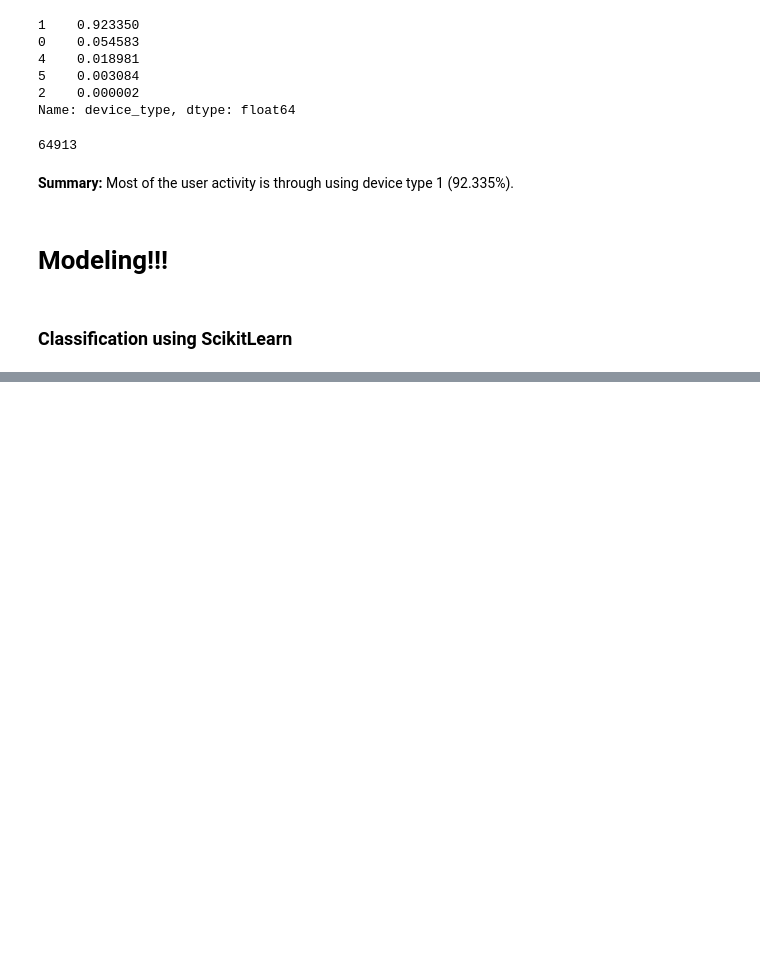
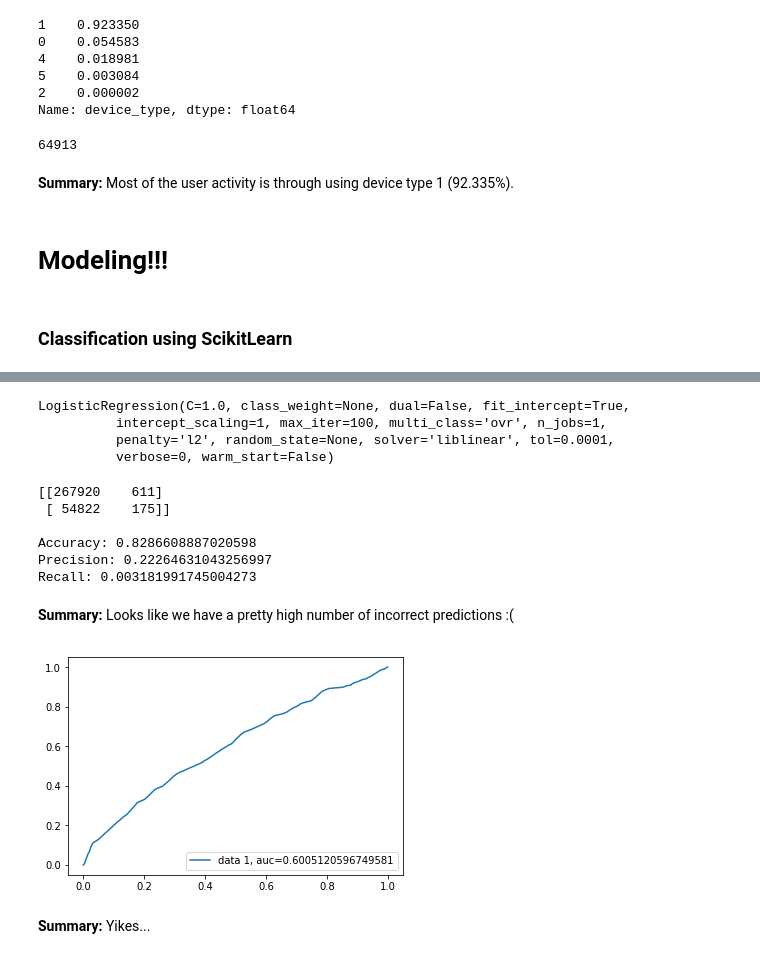
Before and after one commit to kanalyzers/ad_optimization, a Jupyter notebook: notebooks/julia_book.ipynb, the cells around one changed output, grey strips where cells are left out. Cells and saved outputs as stored; diff of their text form; code cells hidden in the pictures; blank space fills up the shorter version.

Commit message:
Daily Update: Encoding and Logistic Regression
Uses LabelEncoding and Logistic Regression. Plan to explore
OneHotEncoder in the future

```diff
--- a/notebooks/julia_book.ipynb
+++ b/notebooks/julia_book.ipynb
@@ -529,0 +490,4 @@ TypeError: float() argument must be a string or a number, not 'datetime.time'
+# %%
+new_train = train[FEATURES]
+new_train['click'] = train[TARGET]
+new_train.dtypes
@@ -529,0 +520,7 @@ TypeError: float() argument must be a string or a number, not 'datetime.time'
+# %%
+le_site_category = LabelEncoder()
+new_train['enc_app_domain'] = le_site_category.fit_transform(new_train['app_domain'])
+new_train['enc_site_category'] = le_site_category.fit_transform(new_train['site_category'])
+new_train['enc_app_category'] = le_site_category.fit_transform(new_train['app_category'])
+
+new_train.head()
@@ -529,0 +549,19 @@ TypeError: float() argument must be a string or a number, not 'datetime.time'
+# %%
+#update features
+
+FEATURES = ['C1', 'banner_pos', 'enc_site_category', 'enc_app_domain',
+       'enc_app_category', 'device_type',
+       'device_conn_type', 'C15', 'C16', 'C18', 'C20', 'C21', 'day_of_week',
+           'hour']
+TARGET = ['click']
+# %%
+#LogisticRegression Model!!
+
+
+model = LogisticRegression()
+model.fit(new_train[FEATURES], new_train['click']) #**** Make sure we are using the properly encoded features ***
+# %% [output]
+LogisticRegression(C=1.0, class_weight=None, dual=False, fit_intercept=True,
+          intercept_scaling=1, max_iter=100, multi_class='ovr', n_jobs=1,
+          penalty='l2', random_state=None, solver='liblinear', tol=0.0001,
+          verbose=0, warm_start=False)
@@ -529,0 +570,31 @@ TypeError: float() argument must be a string or a number, not 'datetime.time'
+# %%
+#metrics
+#confusion matrix using the same training data since I do not have test dataset downloaded
+cnf_matrix = metrics.confusion_matrix(new_train[TARGET], predictions)
+print(cnf_matrix)
+print()
+print("Accuracy:",metrics.accuracy_score(new_train[TARGET], predictions))
+print("Precision:",metrics.precision_score(new_train[TARGET], predictions))
+print("Recall:",metrics.recall_score(new_train[TARGET], predictions))
+# %% [output]
+[[267920    611]
+ [ 54822    175]]
+
+Accuracy: 0.8286608887020598
+Precision: 0.22264631043256997
+Recall: 0.003181991745004273
+# %% [markdown]
+**Summary:** Looks like we have a pretty high number of incorrect predictions :(
+# %%
+#ROC Curve
+
+y_pred_proba = model.predict_proba(new_train[FEATURES])[::,1]
+fpr, tpr, _ = metrics.roc_curve(new_train[TARGET],  y_pred_proba)
+auc = metrics.roc_auc_score(new_train[TARGET], y_pred_proba)
+plt.plot(fpr,tpr,label="data 1, auc="+str(auc))
+plt.legend(loc=4)
+plt.show()
+# %% [output]
+[figure, added]
+# %% [markdown]
+**Summary:** Yikes...
```
Also changed, not shown: parts of 26 cells of this notebook.
